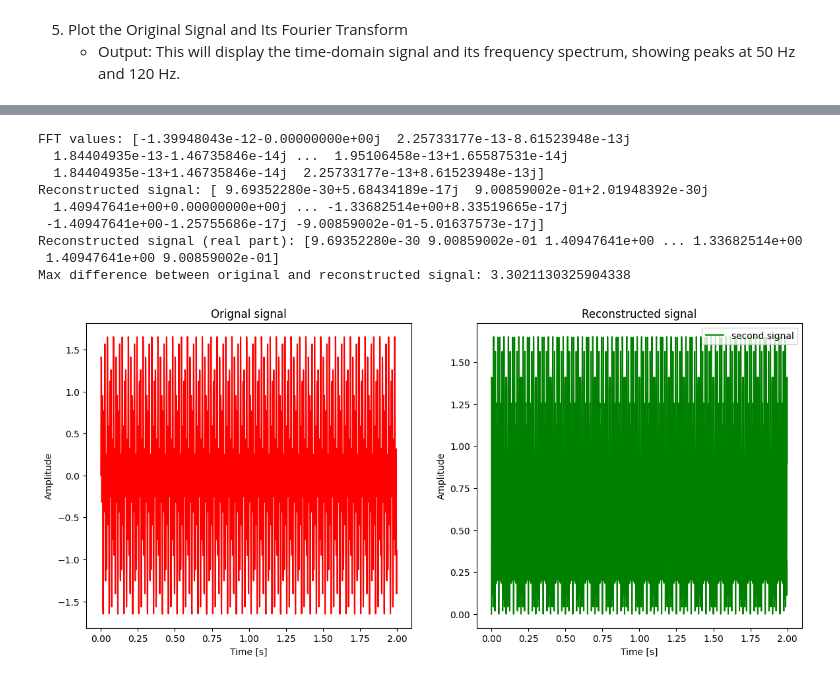
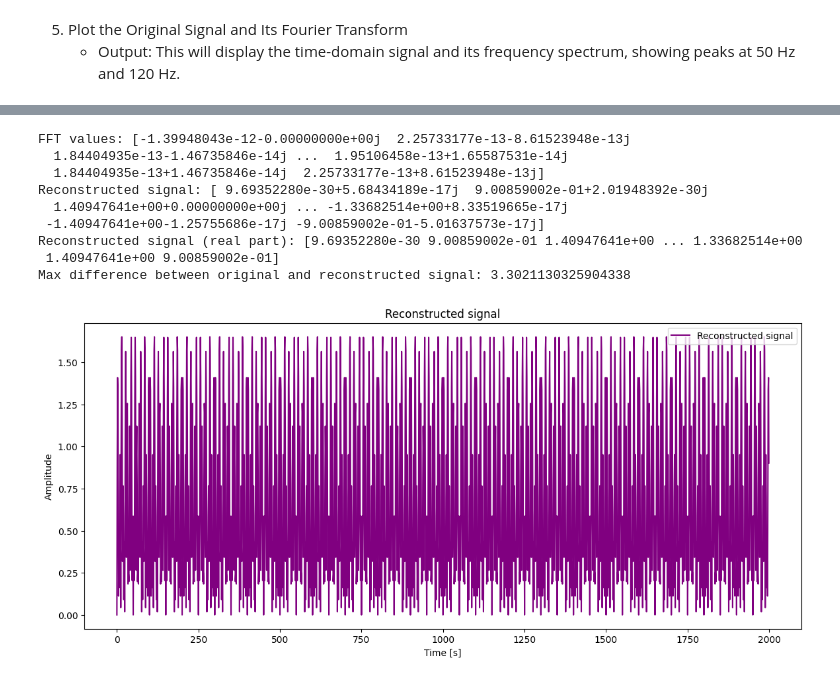
Before and after one commit to bangbv/AlgorithmInPython, a Jupyter notebook: representations/fourier_transforms.ipynb, the cells around one changed output, grey strips where cells are left out. Saved outputs shown, nothing was run; the diff lists cells and outputs as text; code cells hidden in the pictures.

Commit message:
add fourier_transform

```diff
--- a/representations/fourier_transforms.ipynb
+++ b/representations/fourier_transforms.ipynb
@@ -33,20 +33,11 @@ def create_signal():
 # %%
-def plot_signal(t, first_signal, first_name, second_signal, second_name):
+def plot_signal(signal, title_name, color):
     plt.figure(figsize=(14, 6))
-    plt.subplot(1, 2, 1)
-    plt.title(first_name)
+    plt.title(title_name)
     plt.xlabel('Time [s]')
     plt.ylabel('Amplitude')
     # Plotting both the curves simultaneously
-    plt.plot(t, first_signal, color='r', label='first signal')
-    # plt.plot(t, second_signal, color='g', label='second signal')
-
-
-    plt.subplot(1, 2, 2)
-    plt.title(second_name)
-    plt.xlabel('Time [s]')
-    plt.ylabel('Amplitude')
-    plt.plot(t, second_signal, color='g', label='second signal')
+    plt.plot(signal, color=color, label=title_name)
 
     # Adding legend, which helps us recognize the curve according to it's color
     plt.legend()
@@ -55,7 +46,9 @@ def plot_signal(t, first_signal, first_name, second_signal, second_name):
     # To load the display window
     plt.show()
 # %%
-signal, N, T, first_signal, second_signal, t = create_signal()
-plot_signal(t, first_signal, "First signal", second_signal, "Second signal")
+signal, first_signal, second_signal = create_signal()
+plot_signal(first_signal, "First signal", "red")
+plot_signal(second_signal, "Second signal", "blue")
+plot_signal(signal, "Combine signal", "green")
 # %% [output]
 Time vector: [0.000e+00 1.000e-03 2.000e-03 ... 1.997e+00 1.998e+00 1.999e+00]
@@ -64,11 +59,10 @@ Time vector: [0.000e+00 1.000e-03 2.000e-03 ... 1.997e+00 1.998e+00 1.999e+00]
 3. Compute the Fourier Transform
    - Use SciPy
 # %%
-def fourier_transform(signal, N, T):
+def fourier_transform(signal):
     # Compute the FFT (Fast Fourier Transform)
     fft_values = fft(signal)
-    freqs = fftfreq(N, T)
-    return freqs, fft_values
+    return fft_values
 # %% [markdown]
 4. Process the FFT Output
    + The FFT output is complex, containing both amplitude and phase information. To analyze the amplitude spectrum:
@@ -114,3 +93,5 @@ plot_fourier_transform(signal, np.linspace(0, N * T, N, endpoint=False), freqs,
+# %%
+fft_values = fourier_transform(signal)
 # %%
 def inverse_fourier_transform(fft_values):
     print(f'FFT values: {fft_values}')
@@ -128,15 +109,15 @@ def inverse_fourier_transform(fft_values):
     return reconstructed_signal, difference
 # %%
 reconstructed_signal, difference = inverse_fourier_transform(fft_values)
-plot_signal(t, signal, "Orignal signal", reconstructed_signal, "Reconstructed signal")
+plot_signal(reconstructed_signal, "Reconstructed signal", "purple")
 # %% [output]
 FFT values: [-1.39948043e-12-0.00000000e+00j  2.25733177e-13-8.61523948e-13j
   1.84404935e-13-1.46735846e-14j ...  1.95106458e-13+1.65587531e-14j
   1.84404935e-13+1.46735846e-14j  2.25733177e-13+8.61523948e-13j]
 Reconstructed signal: [ 9.69352280e-30+5.68434189e-17j  9.00859002e-01+2.01948392e-30j
   1.40947641e+00+0.00000000e+00j ... -1.33682514e+00+8.33519665e-17j
  -1.40947641e+00-1.25755686e-17j -9.00859002e-01-5.01637573e-17j]
 Reconstructed signal (real part): [9.69352280e-30 9.00859002e-01 1.40947641e+00 ... 1.33682514e+00
  1.40947641e+00 9.00859002e-01]
 Max difference between original and reconstructed signal: 3.3021130325904338
-[figure, old version]
+[figure, new version]
```
Also changed, not shown: parts of 4 cells of this notebook, 7 other files.
